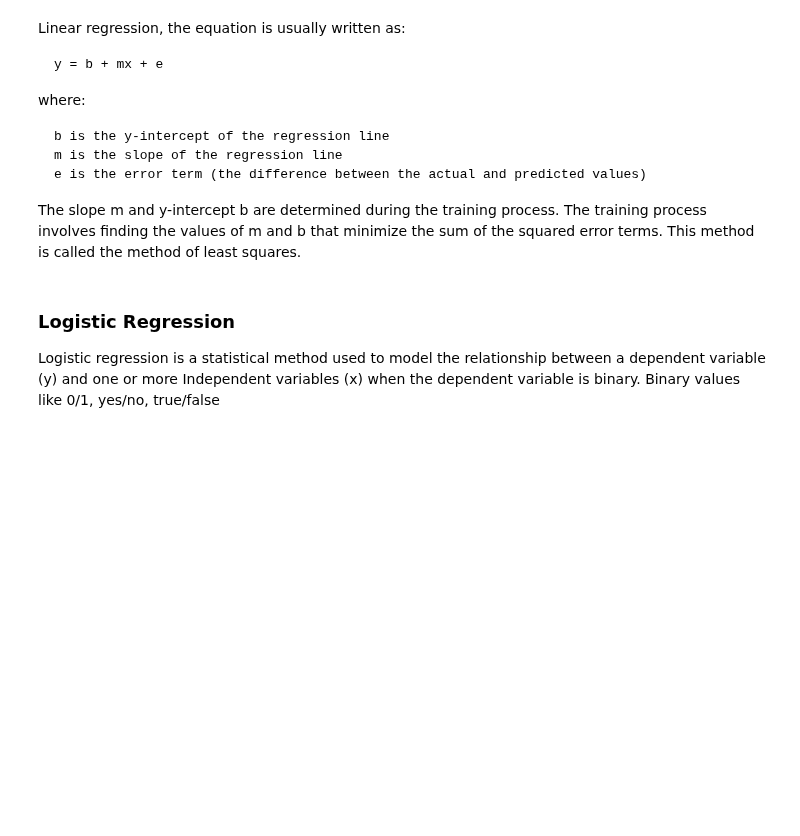
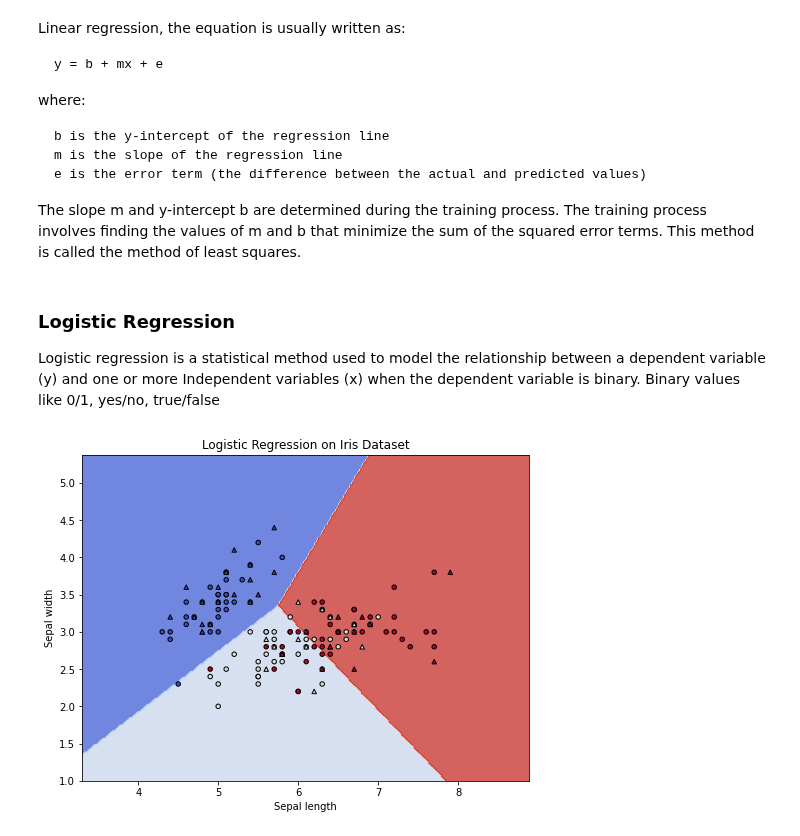
Before and after one commit to diegopacheco/ai-playground, a Jupyter notebook: pocs/concepts/notebook.ipynb, the cells around one changed output. Drawn from its saved outputs; the diff is of its cells as text; code cells hidden in the pictures; blank space fills up the shorter version.

```diff
--- a/pocs/concepts/notebook.ipynb
+++ b/pocs/concepts/notebook.ipynb
@@ -73,3 +73,48 @@ The slope m and y-intercept b are determined during the training process. The tr
 Logistic regression is a statistical method used to model the relationship between a dependent variable (y) and one or more
 Independent variables (x) when the dependent variable is binary.
 Binary values like 0/1, yes/no, true/false
+# %%
+import numpy as np
+import matplotlib.pyplot as plt
+from sklearn.linear_model import LogisticRegression
+from sklearn.datasets import load_iris
+from sklearn.model_selection import train_test_split
+
+# Load Iris dataset
+iris = load_iris()
+X = iris.data[:, :2]  # we only take the first two features for visualization
+y = iris.target
+
+# Split dataset into training set and test set
+X_train, X_test, y_train, y_test = train_test_split(X, y, test_size=0.3, random_state=42) # 70% training and 30% test
+
+# Create Logistic Regression classifier
+clf = LogisticRegression(max_iter=200)
+
+# Train the model using the training sets
+clf.fit(X_train, y_train)
+
+# Create a mesh to plot in
+h = .02  # step size in the mesh
+x_min, x_max = X[:, 0].min() - 1, X[:, 0].max() + 1
+y_min, y_max = X[:, 1].min() - 1, X[:, 1].max() + 1
+xx, yy = np.meshgrid(np.arange(x_min, x_max, h), np.arange(y_min, y_max, h))
+
+# Predict the function value for the whole grid
+Z = clf.predict(np.c_[xx.ravel(), yy.ravel()])
+Z = Z.reshape(xx.shape)
+
+# Plot the contour and training examples
+plt.figure(figsize=(8, 6))
+plt.contourf(xx, yy, Z, cmap=plt.cm.coolwarm, alpha=0.8)
+
+# Plot the training points
+plt.scatter(X_train[:, 0], X_train[:, 1], c=y_train, cmap=plt.cm.coolwarm, s=20, edgecolors='k', marker='o')
+plt.scatter(X_test[:, 0], X_test[:, 1], c=y_test, cmap=plt.cm.coolwarm, s=20, edgecolors='k', marker='^')
+
+plt.xlabel('Sepal length')
+plt.ylabel('Sepal width')
+plt.title('Logistic Regression on Iris Dataset')
+plt.show()
+# %% [output]
+[figure, added]
```
Also changed, not shown: parts of 1 cell of this notebook.
